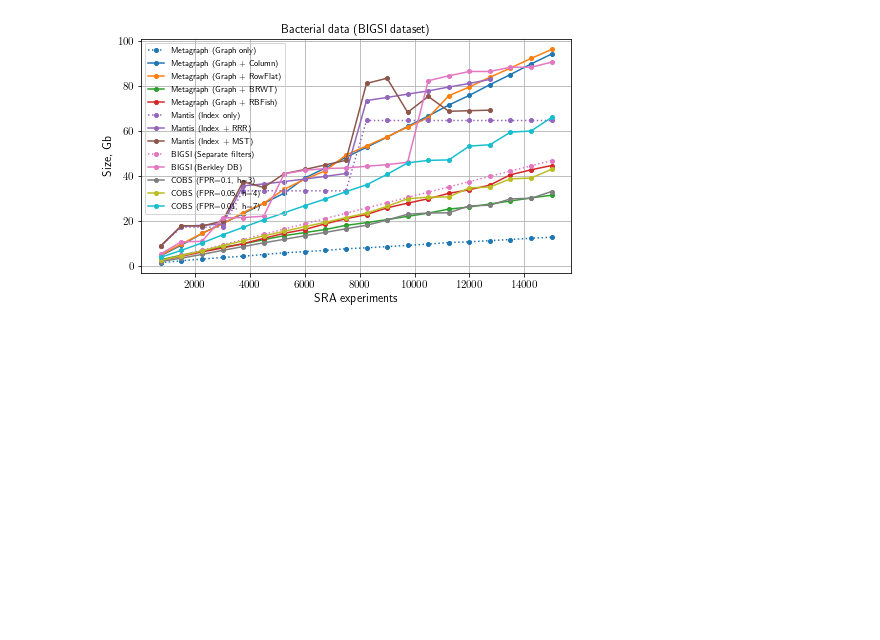
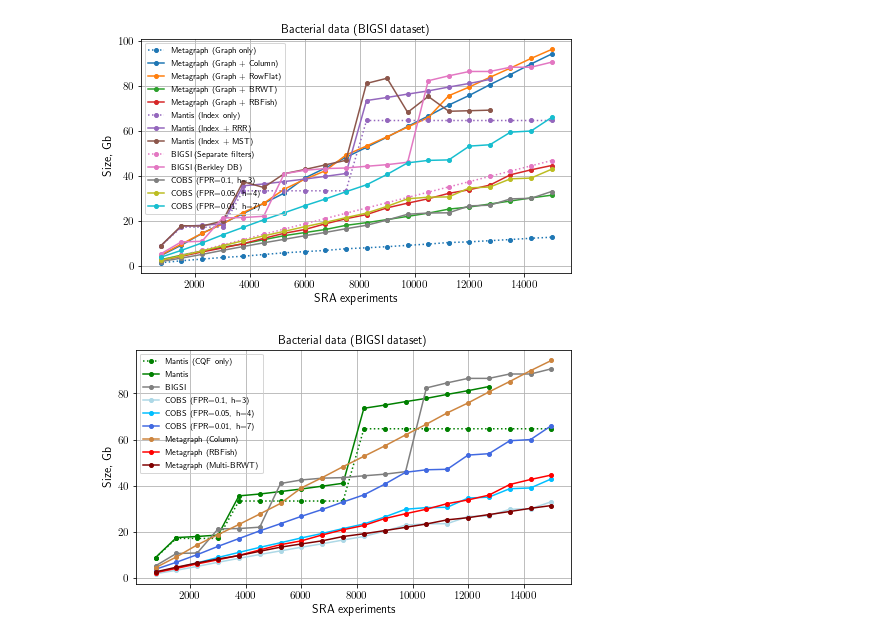
Before and after one commit to ratschlab/metagraph, a Jupyter notebook: projects/BIGSI/scalability.ipynb, the cells around one changed output. Cells and saved outputs as stored; diff of their text form; code cells hidden in the pictures; blank space fills up the shorter version.

Commit message:
figure updated

```diff
--- a/projects/BIGSI/scalability.ipynb
+++ b/projects/BIGSI/scalability.ipynb
@@ -208,3 +208,72 @@ plt.show()
 # %% [output]
 ModuleNotFoundError: No module named 'numpy.core._multiarray_umath'
 [figure]
+# %%
+width = 3.487 * 1.5 * 1.3
+height = width / 1.618
+
+fig, axes = plt.subplots(1, 1, figsize=(width, height))
+#ax.set_title('RefSeq assembly graph')
+
+# results.sort_values('num_kmers', inplace=True)
+
+# colors = ['c', 'b', 'g', 'r']
+
+ax = axes
+
+lines = ax.plot(results.n_samples,
+                results.mantis_index / 10**9,
+                marker='o', ms=4, label='Mantis (CQF only)', linestyle=':', color='g')
+
+ax.plot(results.n_samples,
+        (results.mantis_index + results.mantis_rrr) / 10**9,
+        marker='o', ms=4, label='Mantis', color=lines[0].get_color())
+
+
+ax.plot(results.n_samples, results.bigsi_db / 10**9,
+        marker='o', ms=4, label='BIGSI', color='grey')
+
+
+h, fpr = (3, 10)
+ax.plot(results.n_samples, results['cobs_h{}_fpr{}'.format(h, fpr)] / 10**9,
+        marker='o', ms=4, label='COBS (FPR={}, h={})'.format(fpr / 100, h), color='lightblue')
+h, fpr = (4, 5)
+ax.plot(results.n_samples, results['cobs_h{}_fpr{}'.format(h, fpr)] / 10**9,
+        marker='o', ms=4, label='COBS (FPR={}, h={})'.format(fpr / 100, h), color='deepskyblue')
+h, fpr = (7, 1)
+ax.plot(results.n_samples, results['cobs_h{}_fpr{}'.format(h, fpr)] / 10**9,
+        marker='o', ms=4, label='COBS (FPR={}, h={})'.format(fpr / 100, h), color='royalblue')
+
+
+ax.plot(results.n_samples,
+        (results.graph + results.anno_column) / 10**9,
+        marker='o', ms=4, label='Metagraph (Column)', color='peru')
+
+ax.plot(results.n_samples,
+        (results.graph + results.anno_rbfish) / 10**9,
+        marker='o', ms=4, label='Metagraph (RBFish)', color='red')
+
+ax.plot(results.n_samples,
+        (results.graph + results.anno_brwt) / 10**9,
+        marker='o', ms=4, label='Metagraph (Multi-BRWT)', color='maroon')
+
+
+ax.set_title('Bacterial data (BIGSI dataset)')
+ax.set_xlabel('SRA experiments')
+ax.set_ylabel('Size, Gb')
+#     ax.set_xlim([-1e9, 25e9])
+#ax.set_xticks(np.array(k_array))
+ax.grid(True)
+#     ax.legend(loc='best')
+
+legend = ax.legend(loc="best", fontsize=8)
+legend.get_frame().set_facecolor('none')
+# plt.ylim([-5, 110])
+# axes[1].set_ylim([-1e-1, 75])
+# plt.yscale('symlog')
+
+plt.tight_layout()
+plt.savefig('graph_scalability.pdf', format='pdf', bbox_inches='tight')
+plt.show()
+# %% [output]
+[figure, added]
```
Also changed, not shown: parts of 1 cell of this notebook.
